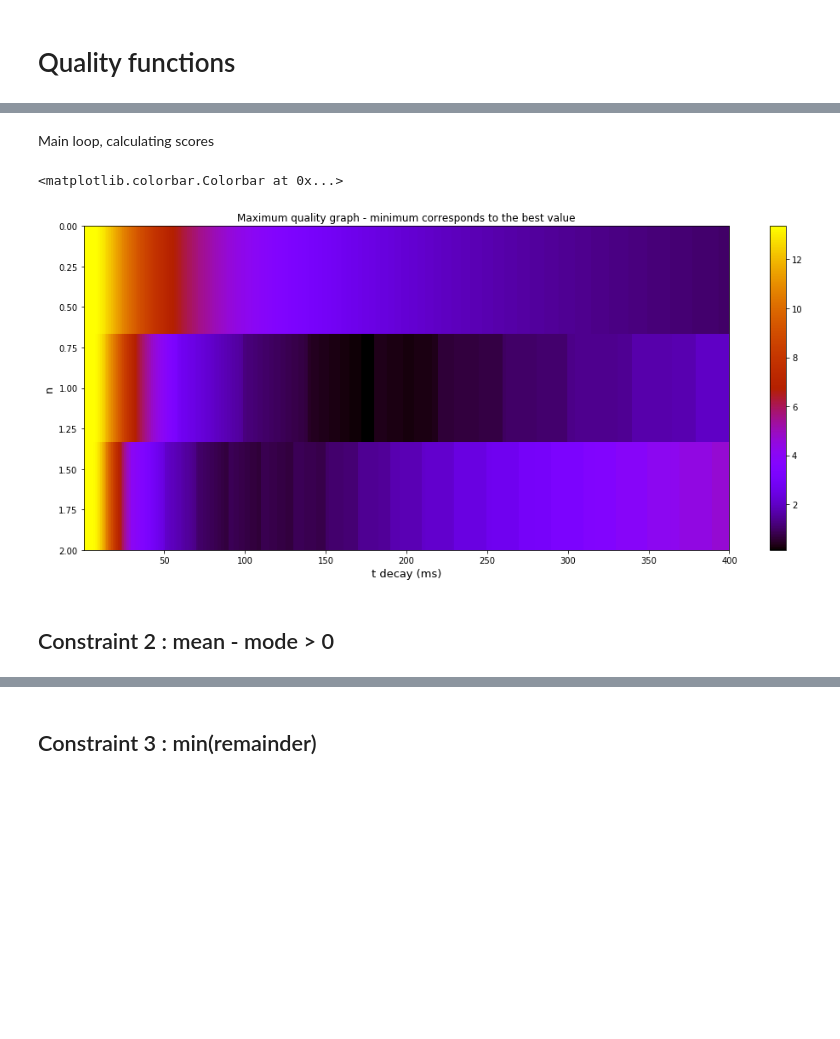
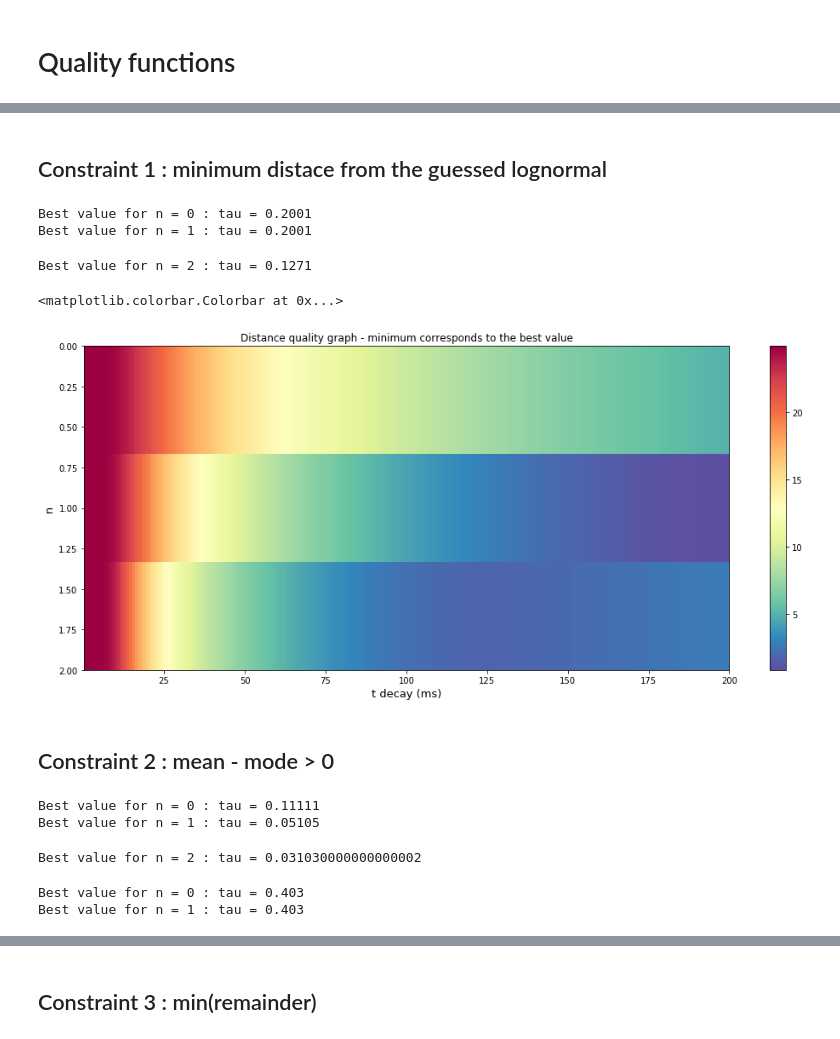
Before and after one commit to APE-group/cobrawap, a Jupyter notebook: showcase_notebooks/ult_deconvolution_quality.ipynb, the cells around one changed output, grey strips where cells are left out. Saved outputs shown, nothing was run; the diff lists cells and outputs as text; code cells hidden in the pictures; blank space fills up the shorter version.

Commit message:
Updated version, quasi-definitive
The two constraints must be joined into one

```diff
--- a/showcase_notebooks/ult_deconvolution_quality.ipynb
+++ b/showcase_notebooks/ult_deconvolution_quality.ipynb
@@ -388,38 +380,83 @@ def t_max(t, func):
-# %% [markdown]
-Main loop, calculating scores
+# %% [markdown]
+## Constraint 1 : minimum distace from the guessed lognormal
 # %%
-tau = 0.215 #0.215 log
 n_start, n_end, n_step = (0, 2, 1)
-tau_start, tau_end, tau_step = (0.0001, 0.4, 0.001)
+tau_start, tau_end, tau_step = (0.0001, 0.2, 0.001)
 alpha_matrix = np.zeros((int(n_end/n_step)+1, int(tau_end/tau_step)+1))
 for i in np.arange(n_start, n_end+n_step, n_step):
     for j in np.arange(tau_start, tau_end+tau_step, tau_step):
-        a_max=np.max(alpha(time,j,i))
-        alpha_matrix[int(i/n_step)][int(j/tau_step)] = np.abs((t_max(time, alpha(time, j, i))-tmax_log)/tmax_log)+np.abs((ymax_log-a_max)/ymax_log)
+        alpha_matrix[int(i/n_step)][int(j/tau_step)] = distance.euclidean(alpha(time, j, i), log)
+
+print("Best value for n =",n_start, ": tau =",tau_start+alpha_matrix[0].argmin()*tau_step) #0.5491
+print("Best value for n =",n_start+n_step, ": tau =",tau_start+alpha_matrix[1].argmin()*tau_step) #0.2051
+# %% [output]
+Best value for n = 0 : tau = 0.2001
+Best value for n = 1 : tau = 0.2001
+# %%
+print("Best value for n =",n_start+2*n_step, ": tau =",tau_start+alpha_matrix[2].argmin()*tau_step) #0.2051
+# %% [output]
+Best value for n = 2 : tau = 0.1271
 # %%
 plt.figure(figsize = (17,7))
-plt.title('Maximum quality graph - minimum corresponds to the best value')
-plt.imshow(alpha_matrix, extent = [tau_start*1000 , tau_end*1000, n_end , n_start], interpolation='nearest', cmap=plt.cm.gnuplot, aspect="auto")
+plt.title('Distance quality graph - minimum corresponds to the best value')
+plt.imshow(alpha_matrix, extent = [tau_start*1000 , tau_end*1000, n_end , n_start], interpolation='nearest', cmap=plt.cm.Spectral_r, aspect="auto")
 plt.xlabel('t decay (ms)', fontsize=13)
 plt.ylabel('n', fontsize=13)
 
 plt.colorbar()
-#plt.savefig(fname='quality_max.png')
+#plt.savefig(fname='quality_dist_01.png')
 # %% [output]
 <matplotlib.colorbar.Colorbar at 0x...>
-[figure, old version]
+[figure, new version]
 # %% [markdown]
 ## Constraint 2 : mean - mode > 0
+# %%
+sp_def = 0.1
+delay = 125
+n_start, n_end, n_step = (0, 2, 1)
+tau_start, tau_end, tau_step = (0.001, 0.11, 0.01001)
+mm_matrix = np.zeros((round((n_end-n_start)/n_step)+1, round((tau_end-tau_start)/tau_step)+1))
+for i in np.arange(n_start, n_end+n_step, n_step): #blocks after n=1, j=505
+    for j in np.arange(tau_start, tau_end+tau_step, tau_step):
+        act = deconvolve(y_ramp, alpha(time, j, i)[:50])[0]
+        act_nodiv = act[delay:-delay]
+        kde = gaussian_kde(act_nodiv, bw_method='silverman')
+        kde_mod = act_nodiv.min() + sp_def*kde(np.arange(act_nodiv.min(), act_nodiv.max(), sp_def)).argmax()
+        med = np.mean(act)
+        #print(med,kde_mod)
+        if (med-kde_mod)<100:
+            mm_matrix[int(round((i-n_start)/n_step))][int(round((j-tau_start)/tau_step))] = (med-kde_mod) #round() gives the .0
+        else:  mm_matrix[int(round((i-n_start)/n_step))][int(round((j-tau_start)/tau_step))] = 100
+
+print("Best value for n =",n_start, ": tau =",tau_start+mm_matrix[0].argmax()*tau_step)
+print("Best value for n =",n_start+n_step, ": tau =",tau_start+mm_matrix[1].argmax()*tau_step)
+# %% [output]
+Best value for n = 0 : tau = 0.11111
+Best value for n = 1 : tau = 0.05105
+# %%
+print("Best value for n =",n_start+2*n_step, ": tau =",tau_start+mm_matrix[2].argmax()*tau_step)
+# %% [output]
+Best value for n = 2 : tau = 0.031030000000000002
 # %%
-sp_def = 100000
+sp_def = 0.1
+delay = 125
 n_start, n_end, n_step = (0, 1, 1)
-tau_start, tau_end, tau_step = (0.1, 0.4, 0.101) # c'è qualcosa di strano con questi arange...arrivano alla fine, vanno out of bonds...
+tau_start, tau_end, tau_step = (0.1, 0.4, 0.101)
 mm_matrix = np.zeros((round((n_end-n_start)/n_step)+1, round((tau_end-tau_start)/tau_step)+1))
 for i in np.arange(n_start, n_end+n_step, n_step):
     for j in np.arange(tau_start, tau_end+tau_step, tau_step):
         act = deconvolve(y_ramp, alpha(time, j, i)[:50])[0]
-        kde = gaussian_kde(act, bw_method='silverman')
-        kde_mod = act.min() + (act.max()-act.min())/sp_def*kde(np.linspace(act.min(), act.max(), sp_def)).argmax()
+        act_nodiv = act[delay:-delay]
+        kde = gaussian_kde(act_nodiv, bw_method='silverman')
+        kde_mod = act_nodiv.min() + sp_def*kde(np.arange(act_nodiv.min(), act_nodiv.max(), sp_def)).argmax()
         med = np.mean(act)
         #print(med,kde_mod)
-        mm_matrix[int(round((i-n_start)/n_step))][int(round((j-tau_start)/tau_step))] = (med-kde_mod)
+        if (med-kde_mod)<100:
+            mm_matrix[int(round((i-n_start)/n_step))][int(round((j-tau_start)/tau_step))] = med/(med-kde_mod) #round() gives the .0
+        else:  mm_matrix[int(round((i-n_start)/n_step))][int(round((j-tau_start)/tau_step))] = 1/100
+
+print("Best value for n =",n_start, ": tau =",tau_start+mm_matrix[0].argmin()*tau_step)
+print("Best value for n =",n_start+n_step, ": tau =",tau_start+mm_matrix[1].argmin()*tau_step)
+# %% [output]
+Best value for n = 0 : tau = 0.403
+Best value for n = 1 : tau = 0.403
```
Also changed, not shown: parts of 29 cells of this notebook.
